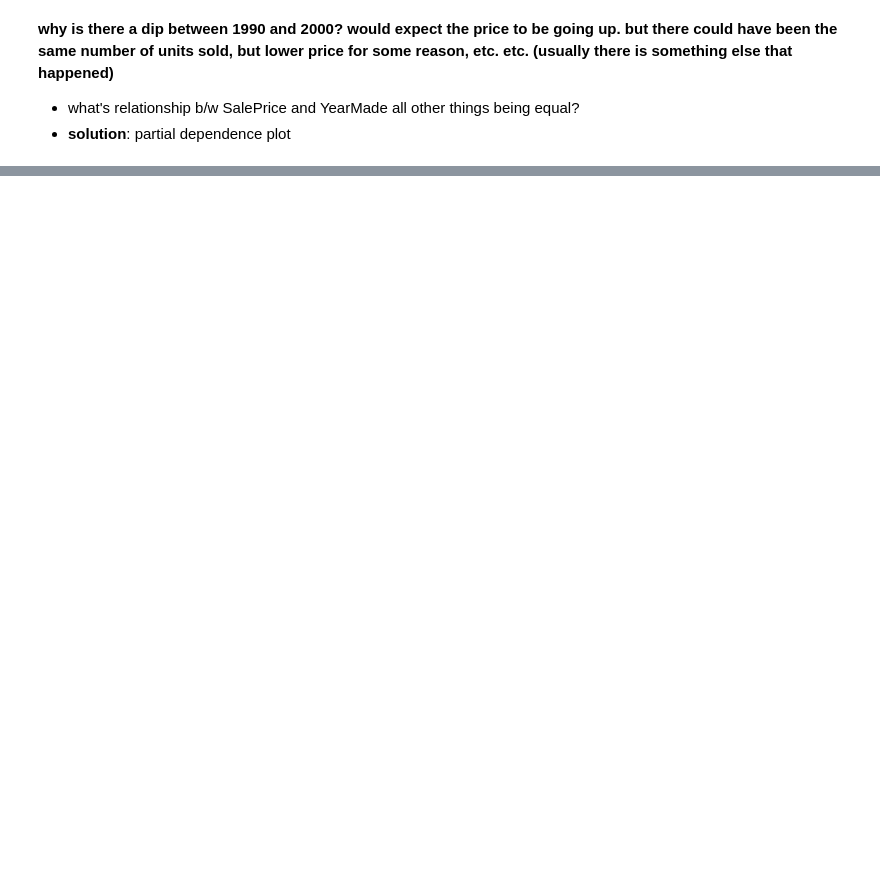
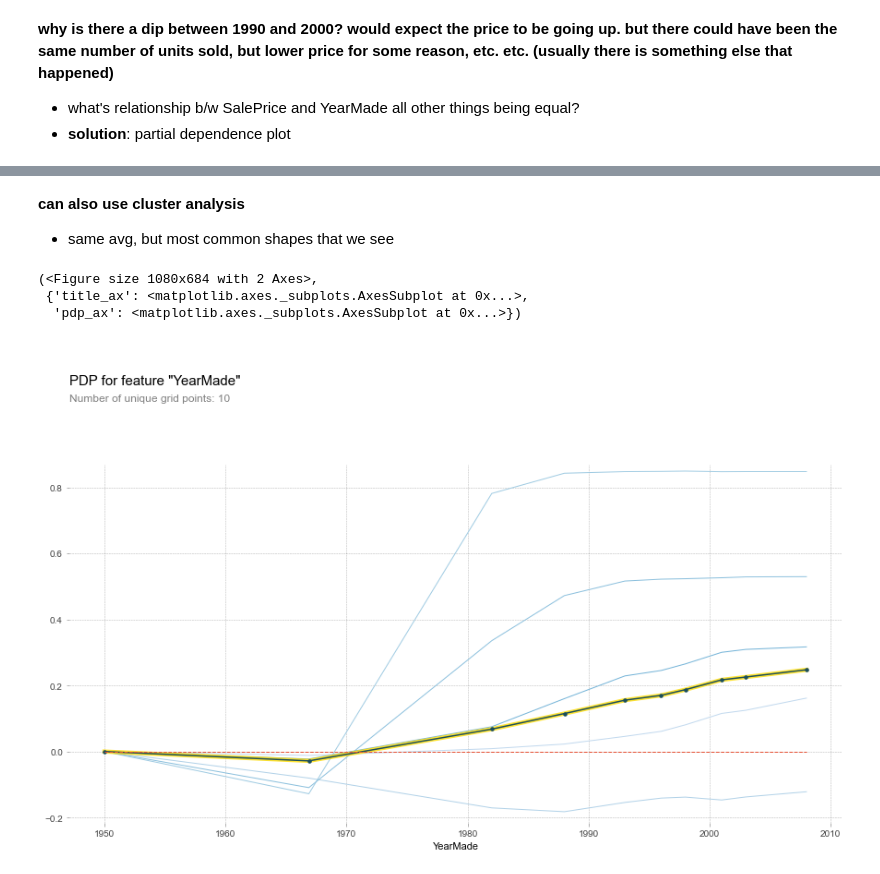
Before and after one commit to jissac/fastai, a Jupyter notebook: courses/ml1/L_3_and4_NOTES-INTERPRET.ipynb, the cells around one changed output, grey strips where cells are left out. Drawn from its saved outputs; the diff is of its cells as text; code cells hidden in the pictures; blank space fills up the shorter version.

```diff
--- a/courses/ml1/L_3_and4_NOTES-INTERPRET.ipynb
+++ b/courses/ml1/L_3_and4_NOTES-INTERPRET.ipynb
@@ -430,0 +454,10 @@ TypeError: pdp_isolate() missing 1 required positional argument: 'feature'
+# %% [markdown]
+**can also use cluster analysis**
+- same avg, but most common shapes that we see
+# %%
+plot_pdp('YearMade', clusters=5)
+# %% [output]
+(<Figure size 1080x684 with 2 Axes>,
+ {'title_ax': <matplotlib.axes._subplots.AxesSubplot at 0x...>,
+  'pdp_ax': <matplotlib.axes._subplots.AxesSubplot at 0x...>})
+[figure, added]
```
Also changed, not shown: parts of 63 cells of this notebook, 1 other file.
